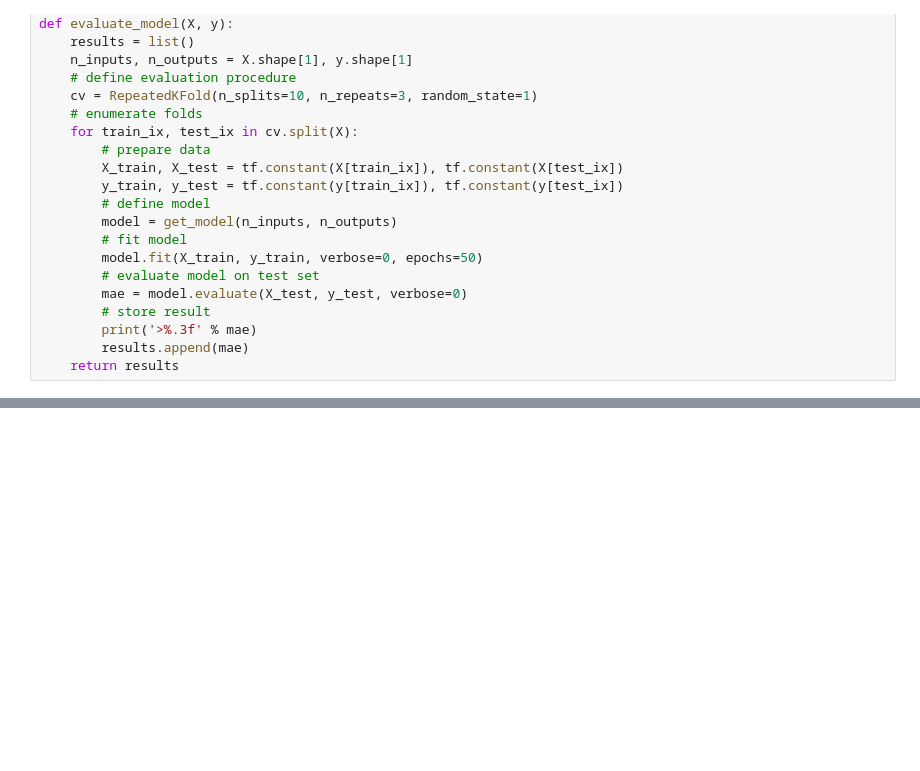
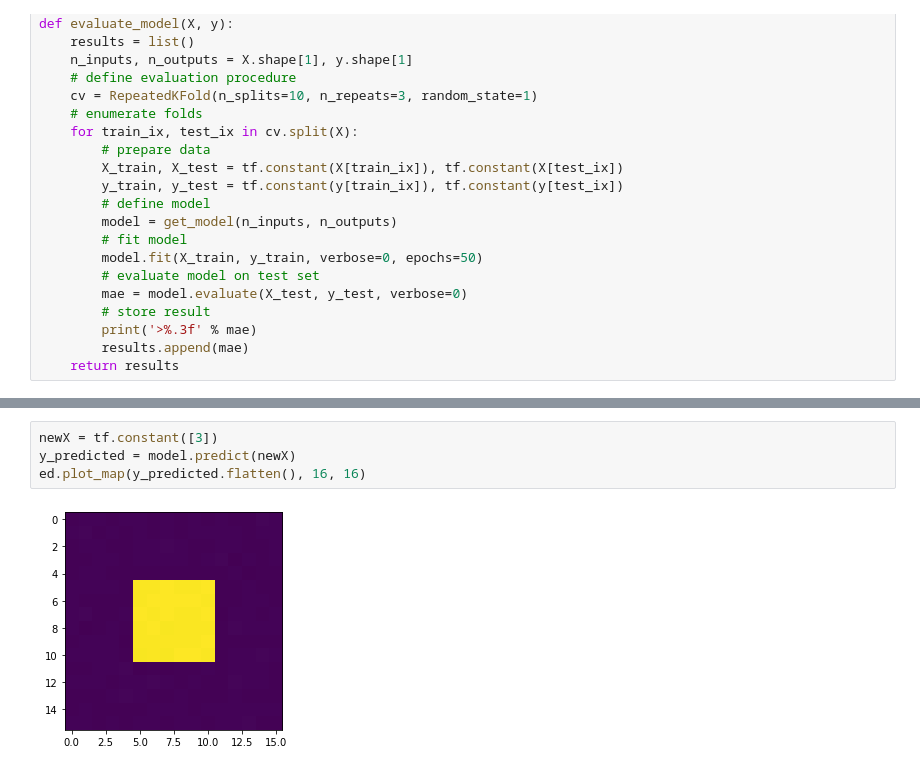
Before and after one commit to marcovc41/AIChallenge, a Jupyter notebook: marco_predict.ipynb, the cells around one changed output, grey strips where cells are left out. Saved outputs shown, nothing was run; the diff lists cells and outputs as text; blank space fills up the shorter version.

```diff
--- a/marco_predict.ipynb
+++ b/marco_predict.ipynb
@@ -155,0 +193,6 @@ Predicted: [ 0.6541112   0.6486121   0.6637642  ... -0.00236933  0.0025447
+# %%
+newX = tf.constant([3])
+y_predicted = model.predict(newX)
+ed.plot_map(y_predicted.flatten(), 16, 16)
+# %% [output]
+[figure, added]
```
Also changed, not shown: parts of 16 cells of this notebook.
